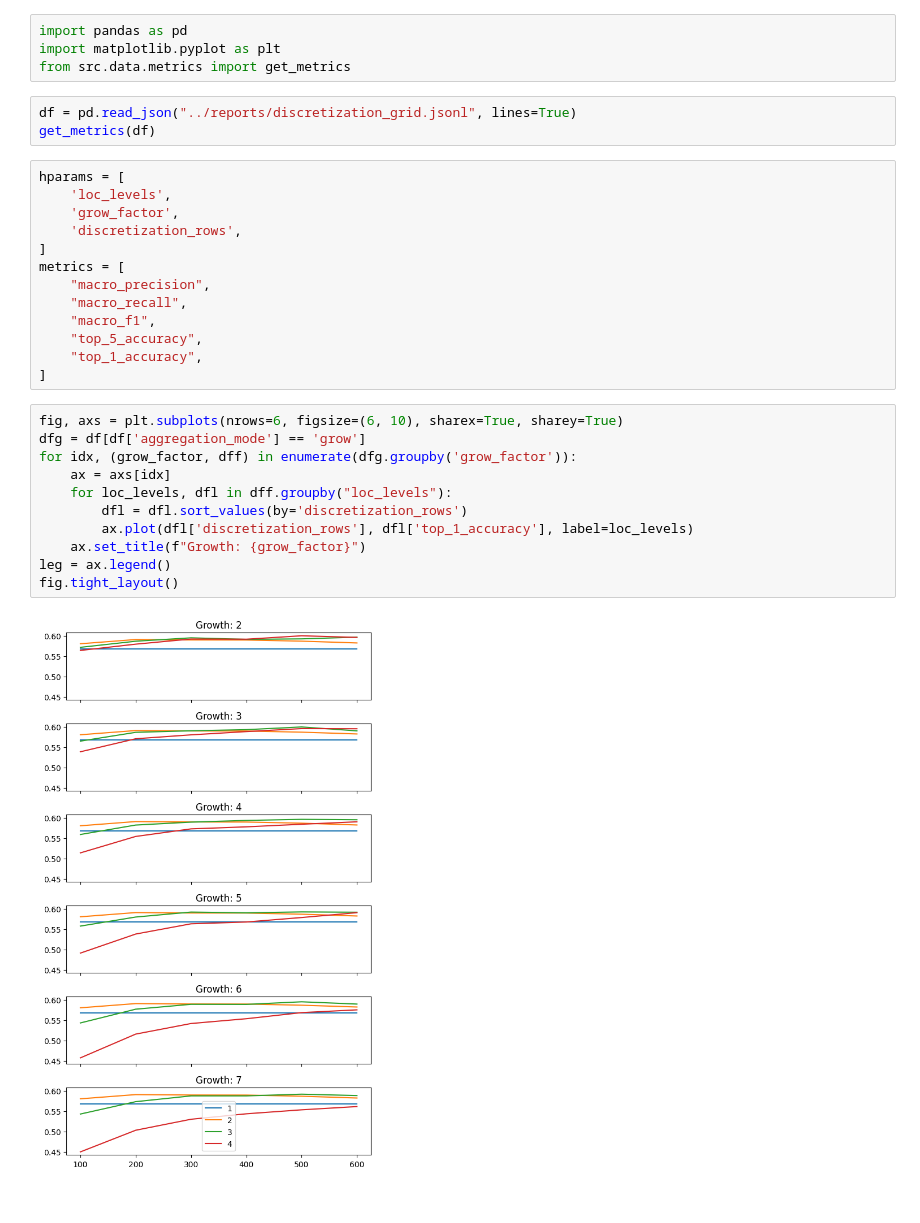
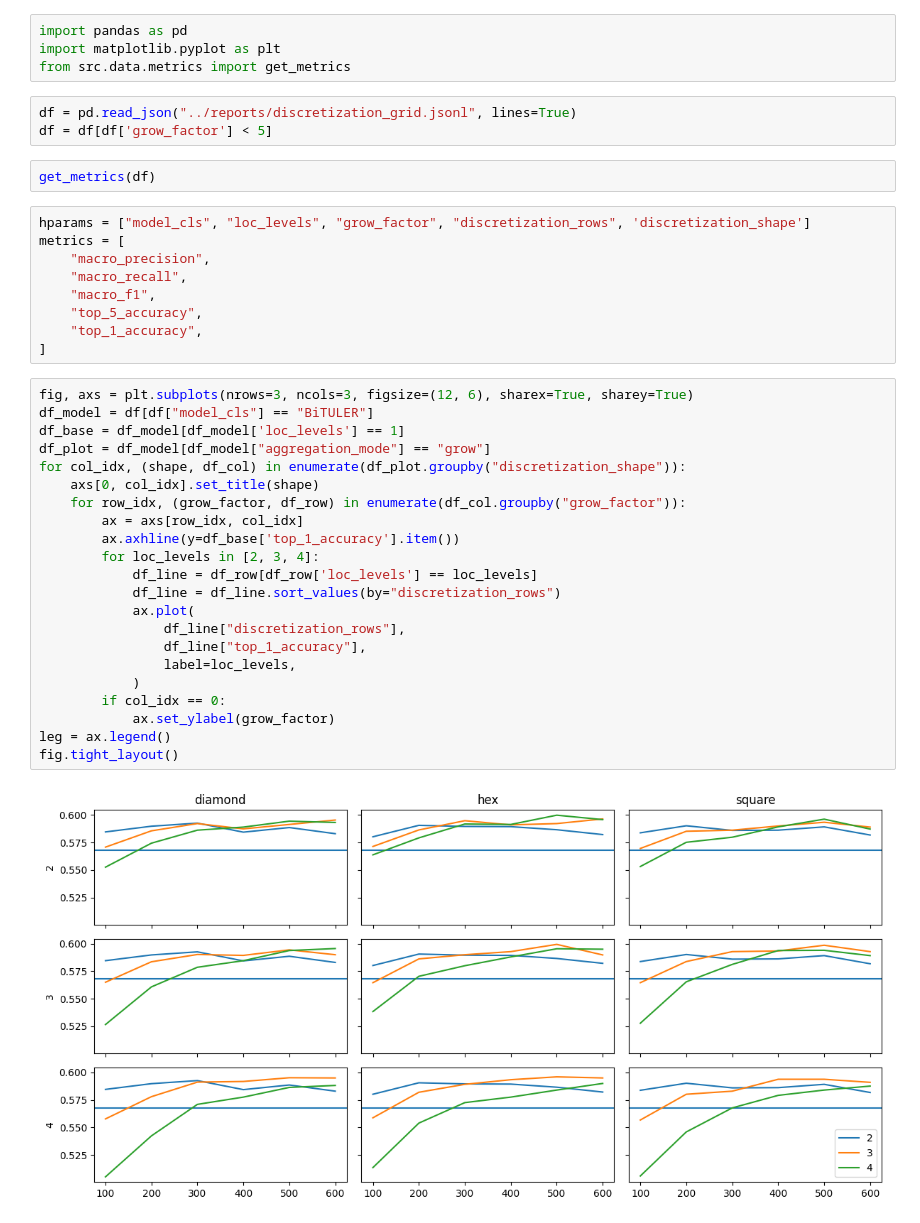
Before and after one commit to lucasczz/MiLES, a Jupyter notebook: notebooks/discretization.ipynb, the cells around one changed output. Saved outputs shown, nothing was run; the diff lists cells and outputs as text.

Commit message:
feat: discretization results

```diff
--- a/notebooks/discretization.ipynb
+++ b/notebooks/discretization.ipynb
@@ -4,13 +4,11 @@ import matplotlib.pyplot as plt
 from src.data.metrics import get_metrics
 # %%
 df = pd.read_json("../reports/discretization_grid.jsonl", lines=True)
-get_metrics(df)
+df = df[df['grow_factor'] < 5]
+# %%
+get_metrics(df)
 # %%
-hparams = [
-    'loc_levels',
-    'grow_factor',
-    'discretization_rows',
-]
+hparams = ["model_cls", "loc_levels", "grow_factor", "discretization_rows", 'discretization_shape']
 metrics = [
     "macro_precision",
     "macro_recall",
@@ -19,15 +17,26 @@ metrics = [
     "top_1_accuracy",
 ]
 # %%
-fig, axs = plt.subplots(nrows=6, figsize=(6, 10), sharex=True, sharey=True)
-dfg = df[df['aggregation_mode'] == 'grow']
-for idx, (grow_factor, dff) in enumerate(dfg.groupby('grow_factor')):
-    ax = axs[idx]
-    for loc_levels, dfl in dff.groupby("loc_levels"):
-        dfl = dfl.sort_values(by='discretization_rows')
-        ax.plot(dfl['discretization_rows'], dfl['top_1_accuracy'], label=loc_levels)
-    ax.set_title(f"Growth: {grow_factor}")
+fig, axs = plt.subplots(nrows=3, ncols=3, figsize=(12, 6), sharex=True, sharey=True)
+df_model = df[df["model_cls"] == "BiTULER"]
+df_base = df_model[df_model['loc_levels'] == 1]
+df_plot = df_model[df_model["aggregation_mode"] == "grow"]
+for col_idx, (shape, df_col) in enumerate(df_plot.groupby("discretization_shape")):
+    axs[0, col_idx].set_title(shape)
+    for row_idx, (grow_factor, df_row) in enumerate(df_col.groupby("grow_factor")):
+        ax = axs[row_idx, col_idx]
+        ax.axhline(y=df_base['top_1_accuracy'].item())
+        for loc_levels in [2, 3, 4]:
+            df_line = df_row[df_row['loc_levels'] == loc_levels]
+            df_line = df_line.sort_values(by="discretization_rows")
+            ax.plot(
+                df_line["discretization_rows"],
+                df_line["top_1_accuracy"],
+                label=loc_levels,
+            )
+        if col_idx == 0:
+            ax.set_ylabel(grow_factor)
 leg = ax.legend()
 fig.tight_layout()
 # %% [output]
-[figure, old version]
+[figure, new version]
```
Also changed, not shown: parts of 5 cells of this notebook, 3 other files.
